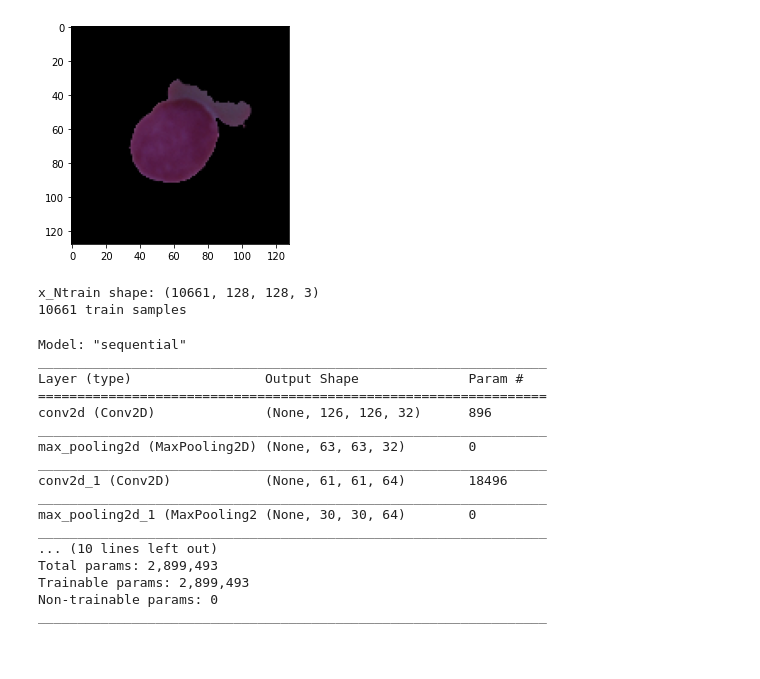
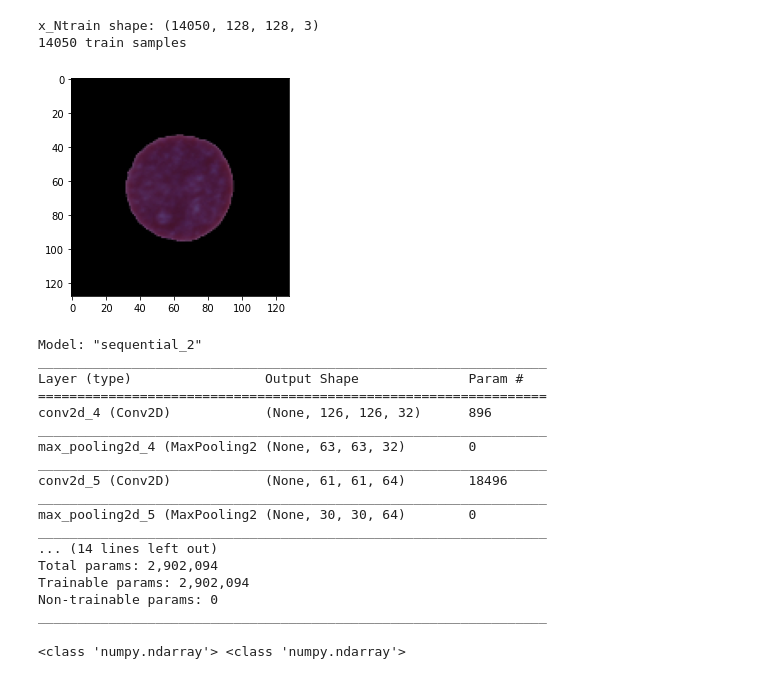
Before and after one commit to nmel88/BMEN415_Project, a Jupyter notebook: Classification/leukemia_cnn.ipynb, the cells around one changed output. Saved outputs shown, nothing was run; the diff lists cells and outputs as text; code cells hidden in the pictures.

Commit message:
Imported Validation Data and Modified Architecture
Improved Results to ~70% Accuracy after 30 epochs.

```diff
--- a/Classification/leukemia_cnn.ipynb
+++ b/Classification/leukemia_cnn.ipynb
@@ -68,0 +38,15 @@ Populating the interactive namespace from numpy and matplotlib
+# %%
+#Importing Testing Data
+import pandas as pd
+
+ylabels = pd.read_csv (r'C:/Users/Josh/Documents/UofC ChemE Content/BMEN 415 - Sensor and Data Analytics/Project Data/validation_data/C-NMC_test_prelim_phase_data_labels.csv')
+
+x_test= []
+y_test= []
+
+for file in glob.glob("C:/Users/Josh/Documents/UofC ChemE Content/BMEN 415 - Sensor and Data Analytics/Project Data/validation_data/C-NMC_test_prelim_phase_data/*.bmp"):
+    img= cv2.imread(file)
+    x_test.append(img)
+    index = np.where(ylabels ==file.split("\\")[1])[0]
+    value = ylabels.iat[int(index), 2]
+    y_test.append(value)
@@ -71,19 +65,34 @@ Populating the interactive namespace from numpy and matplotlib
 image = train1all[0]
 resized_image = cv2.resize(image, dsize=(128,128), interpolation=cv2.INTER_CUBIC)
 x_Strain = [resized_image]*len(x_train)
+x_Stest = [resized_image]*len(x_test)
 
 for n in range(len(x_train)):
     x_Strain[n] =  cv2.resize(x_train[n], dsize=(128,128), interpolation=cv2.INTER_CUBIC)
-imgplot = plt.imshow(x_Strain[2003])
+
+for i in range(len(x_test)):
+    x_Stest[i] =  cv2.resize(x_test[i], dsize=(128,128), interpolation=cv2.INTER_CUBIC)
-# %% [output]
-[figure, removed]
 # %%
 #Normalizing RBG Values
 x_Strain = np.array(x_Strain)
 x_Ntrain = x_Strain.astype("float32") / 255
 
+x_Stest = np.array(x_Stest)
+x_Ntest = x_Stest.astype("float32") / 255
+
 print("x_Ntrain shape:", x_Ntrain.shape)
 print(x_Ntrain.shape[0], "train samples")
 # %% [output]
-x_Ntrain shape: (10661, 128, 128, 3)
-10661 train samples
+x_Ntrain shape: (14050, 128, 128, 3)
+14050 train samples
+# %%
+
+#Reviewing and Resizing Images To Be Smaller
+%matplotlib inline
+import matplotlib.pyplot as plt
+import matplotlib.image as mpimg
+image = x_Ntest[1]
+imgplot = plt.imshow(image)
+plt.show()
+# %% [output]
+[figure, added]
@@ -105,27 +123,33 @@ model.add(layers.MaxPooling2D((2, 2)))
 model.add(layers.Flatten())
 model.add(Dense(50))
 model.add(Activation('relu'))
-model.add(Dense(1))
+model.add(Dense(50))
+model.add(Activation('relu'))
+model.add(Dense(2))
 model.add(Activation('sigmoid'))
 
 
 model.summary()
 # %% [output]
-Model: "sequential"
+Model: "sequential_2"
 _________________________________________________________________
 Layer (type)                 Output Shape              Param #
 =================================================================
-conv2d (Conv2D)              (None, 126, 126, 32)      896
+conv2d_4 (Conv2D)            (None, 126, 126, 32)      896
 _________________________________________________________________
-max_pooling2d (MaxPooling2D) (None, 63, 63, 32)        0
+max_pooling2d_4 (MaxPooling2 (None, 63, 63, 32)        0
 _________________________________________________________________
-conv2d_1 (Conv2D)            (None, 61, 61, 64)        18496
+conv2d_5 (Conv2D)            (None, 61, 61, 64)        18496
 _________________________________________________________________
-max_pooling2d_1 (MaxPooling2 (None, 30, 30, 64)        0
+max_pooling2d_5 (MaxPooling2 (None, 30, 30, 64)        0
 _________________________________________________________________
-... (10 lines left out)
-Total params: 2,899,493
-Trainable params: 2,899,493
+... (14 lines left out)
+Total params: 2,902,094
+Trainable params: 2,902,094
 Non-trainable params: 0
 _________________________________________________________________
+# %%
+print(type(x_Ntest), type(y_test))
+# %% [output]
+<class 'numpy.ndarray'> <class 'numpy.ndarray'>
 # %%
```
Also changed, not shown: parts of 14 cells of this notebook.
